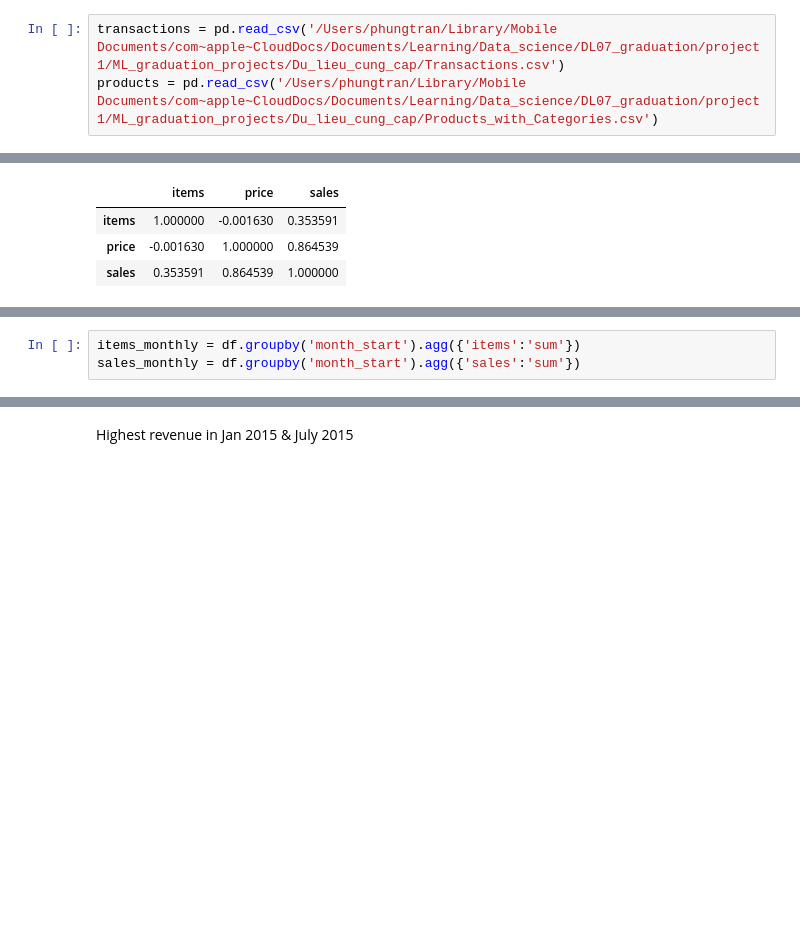
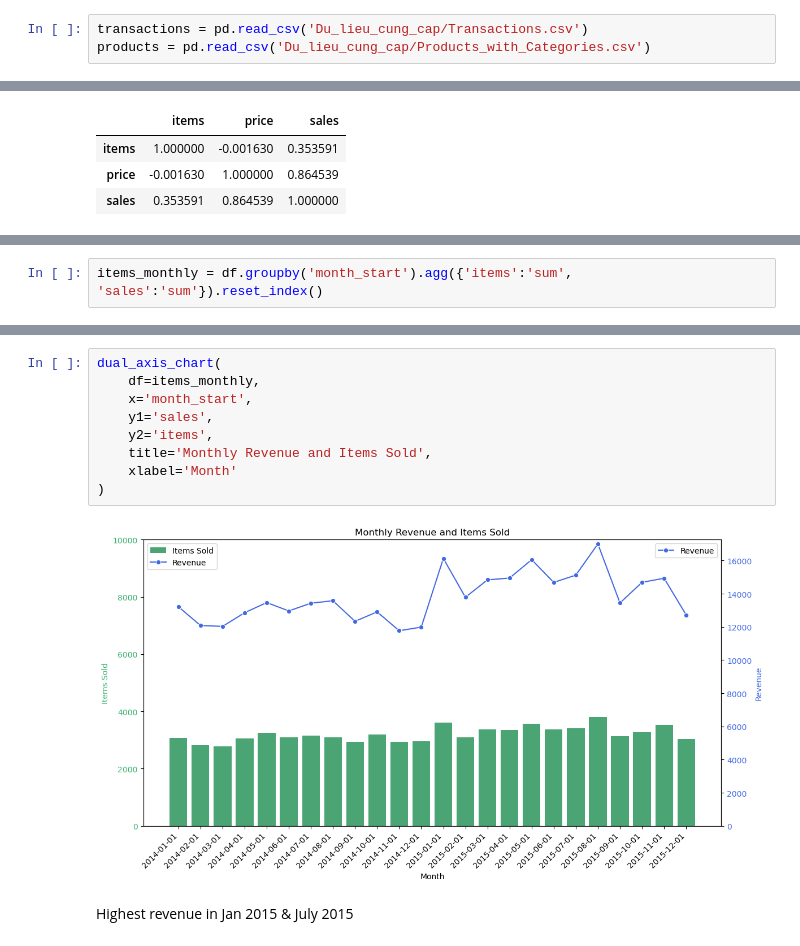
Before and after one commit to sophieanalytics/ML_graduation_projects, a Jupyter notebook: EDA.ipynb, the cells around one changed output, grey strips where cells are left out. Cells and saved outputs as stored; diff of their text form; blank space fills up the shorter version.

```diff
--- a/EDA.ipynb
+++ b/EDA.ipynb
@@ -12,8 +12,8 @@ warnings.filterwarnings('ignore')
 # %% [markdown]
 # Import data
 # %%
-transactions = pd.read_csv('/Users/phungtran/Library/Mobile Documents/com~apple~CloudDocs/Documents/Learning/Data_science/DL07_graduation/project1/ML_graduation_projects/Du_lieu_cung_cap/Transactions.csv')
-products = pd.read_csv('/Users/phungtran/Library/Mobile Documents/com~apple~CloudDocs/Documents/Learning/Data_science/DL07_graduation/project1/ML_graduation_projects/Du_lieu_cung_cap/Products_with_Categories.csv')
+transactions = pd.read_csv('Du_lieu_cung_cap/Transactions.csv')
+products = pd.read_csv('Du_lieu_cung_cap/Products_with_Categories.csv')
 # %%
 print('Transaction table')
 print(transactions.info())
@@ -189,4 +192,3 @@ df[['items','price','sales']].corr()
 df['month_start'] = df['Date'].dt.to_period('M').dt.to_timestamp()
 # %%
-items_monthly = df.groupby('month_start').agg({'items':'sum'})
-sales_monthly = df.groupby('month_start').agg({'sales':'sum'})
+items_monthly = df.groupby('month_start').agg({'items':'sum', 'sales':'sum'}).reset_index()
@@ -215,3 +233,14 @@ plt.show()
+# %%
+dual_axis_chart(
+    df=items_monthly,
+    x='month_start',
+    y1='sales',
+    y2='items',
+    title='Monthly Revenue and Items Sold',
+    xlabel='Month'
+)
+# %% [output]
+[figure, added]
 # %% [markdown]
 Highest revenue in Jan 2015 & July 2015
 # %%
```
Also changed, not shown: parts of 23 cells of this notebook, 2 other files.
